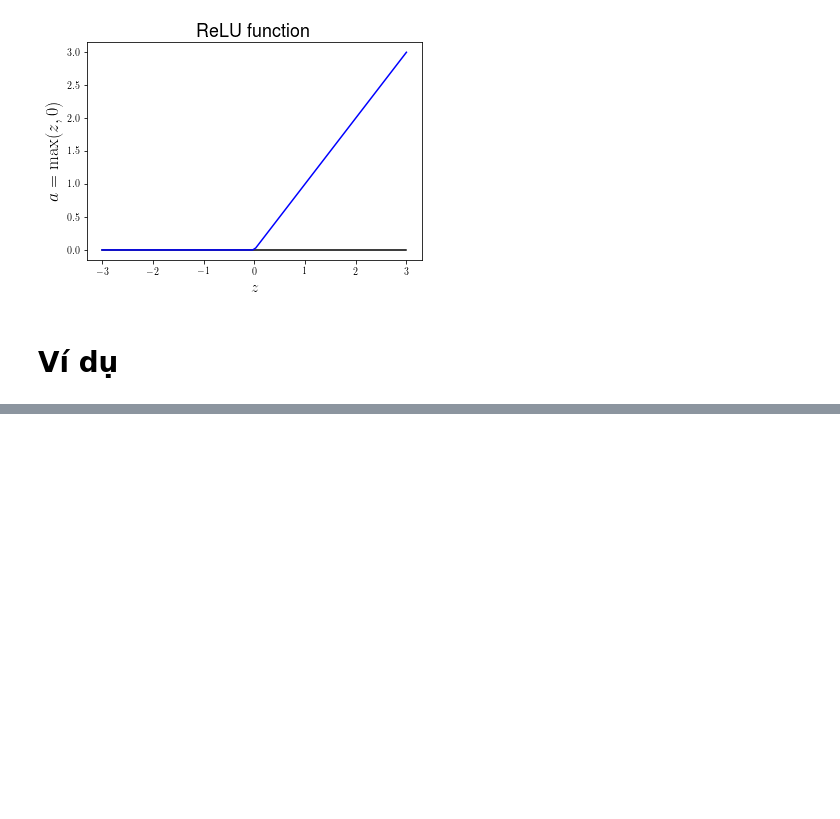
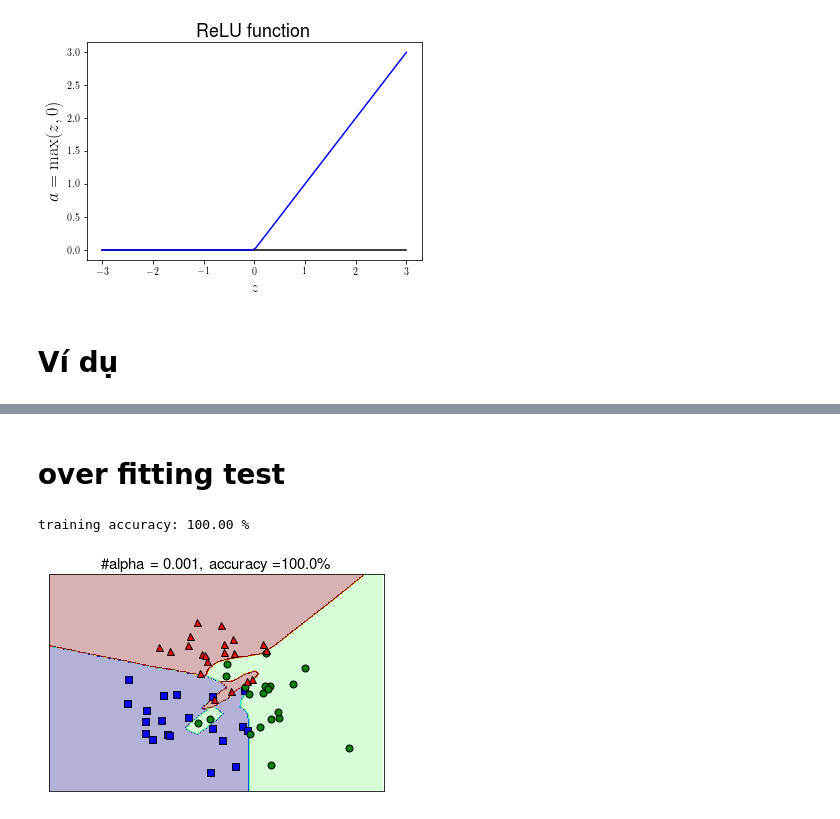
Before and after one commit to tiepvupsu/ebookML_src, a Jupyter notebook: src/mlp/MLP.ipynb, the cells around one changed output, grey strips where cells are left out. Drawn from its saved outputs; the diff is of its cells as text; code cells hidden in the pictures; blank space fills up the shorter version.

```diff
--- a/src/mlp/MLP.ipynb
+++ b/src/mlp/MLP.ipynb
@@ -137,0 +290,75 @@ plt.show()
+# %% [markdown]
+# over fitting test
+# %%
+from __future__ import print_function
+import numpy as np
+from sklearn.neural_network import MLPClassifier
+np.random.seed(1)
+means = [[-1, -1], [1, -1], [0, 1]]
+cov = [[1, 0], [0, 1]]
+N = 20
+X0 = np.random.multivariate_normal(means[0], cov, N)
+X1 = np.random.multivariate_normal(means[1], cov, N)
+X2 = np.random.multivariate_normal(means[2], cov, N)
+
+X = np.concatenate((X0, X1, X2), axis = 0)
+y = np.asarray([0]*N + [1]*N + [2]*N)
+
+alpha = 1e-3# regularization parameter
+filename = 'nn_overfitting_0001.pdf'
+clf = MLPClassifier(solver='lbfgs', alpha=alpha, hidden_layer_sizes=(100))
+clf.fit(X, y)
+y_pred = clf.predict(X)
+acc = 100*np.mean(y_pred == y)
+print('training accuracy: %.2f %%' % acc)
+
+xm = np.arange(-4, 4, 0.025)
+xlen = len(xm)
+ym = np.arange(-4, 4, 0.025)
+ylen = len(ym)
+xx, yy = np.meshgrid(xm, ym)
+
+
+# xx, yy = np.meshgrid(np.arange(x_min, x_max, h), np.arange(y_min, y_max, h))
+# xx.ravel(), yy.ravel()
+
+# print(np.ones((1, xx.size)).shape)
+xx1 = xx.ravel().reshape(1, xx.size)
+yy1 = yy.ravel().reshape(1, yy.size)
+
+
+X0 = np.vstack((xx1, yy1)).T
+Z = clf.predict(X0)
+Z = Z.reshape(xx.shape)
+
+plt.clf()
+CS = plt.contourf(xx, yy, Z, 200, cmap='jet', alpha = .3)
+
+# N = 100
+# print(N)
+
+plt.plot(X[:N, 0], X[:N, 1], 'bs', markersize = 7, markeredgecolor = 'k');
+plt.plot(X[N:2*N, 0], X[N:2*N, 1], 'go', markersize = 7, markeredgecolor = 'k');
+plt.plot(X[2*N:, 0], X[2*N:, 1], 'r^', markersize = 7, markeredgecolor = 'k');
+
+# plt.axis('off')
+# plt.xlim([-1.5, 1.5])
+# plt.ylim([-1.5, 1.5])
+cur_axes = plt.gca()
+cur_axes.axes.get_xaxis().set_ticks([])
+cur_axes.axes.get_yaxis().set_ticks([])
+
+plt.xlim(-4, 4)
+plt.ylim(-4, 4)
+plt.xticks(())
+plt.yticks(())
+str0 = '\#alpha = ' + str(alpha) + ', accuracy =' + str(acc) + '\%'
+plt.title(str0, fontsize = 15)
+
+
+with PdfPages(filename) as pdf:
+    pdf.savefig(bbox_inches='tight')
+plt.show()
+# %% [output]
+training accuracy: 100.00 %
+[figure, added]
```
Also changed, not shown: parts of 4 cells of this notebook, 23 other files.
